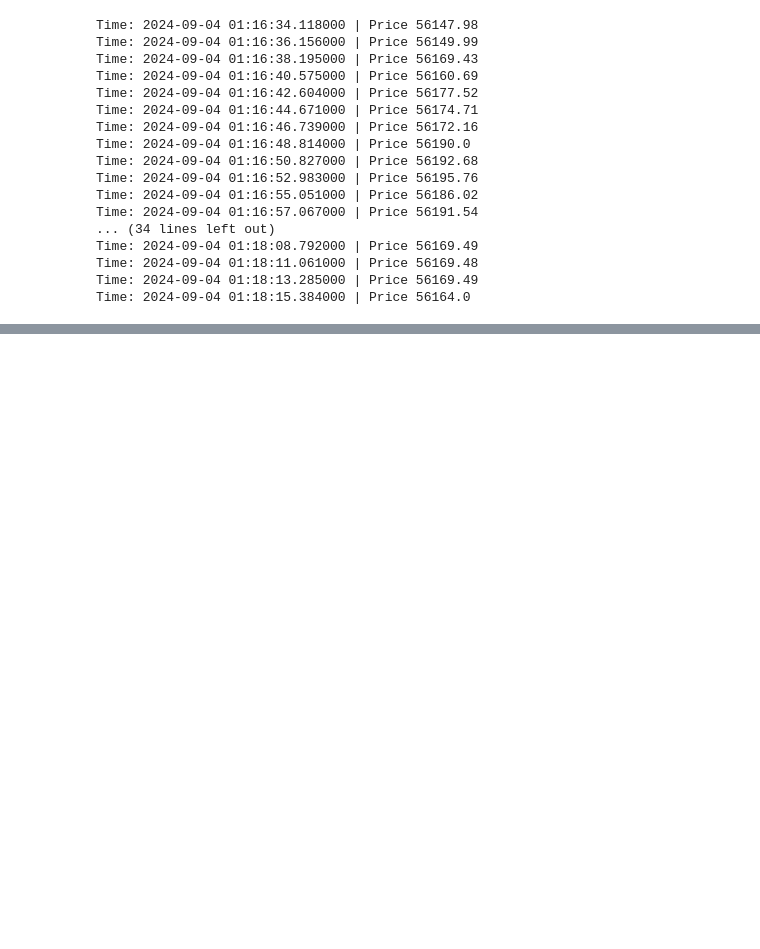
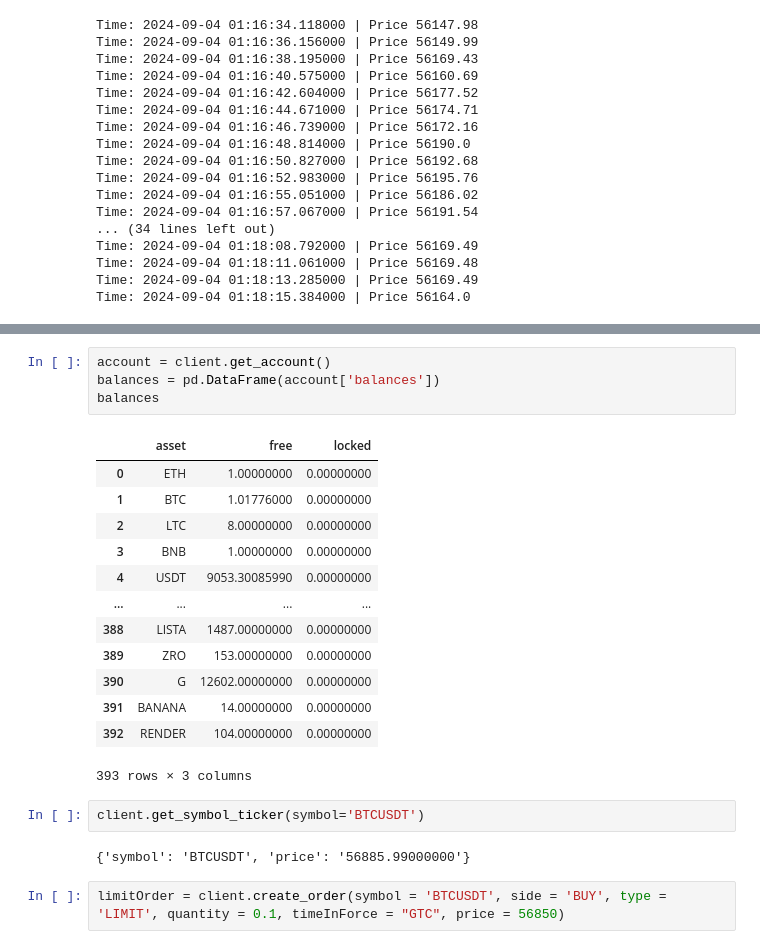
Before and after one commit to kurumbus/crypto-trading-neural-networks-algorythms, a Jupyter notebook: binance-test-trading.ipynb, the cells around one changed output, grey strips where cells are left out. Cells and saved outputs as stored; diff of their text form; blank space fills up the shorter version.

```diff
--- a/binance-test-trading.ipynb
+++ b/binance-test-trading.ipynb
@@ -143,0 +305,24 @@ Time: 2024-09-04 01:18:15.384000 | Price 56164.0
+# %%
+account = client.get_account()
+balances = pd.DataFrame(account['balances'])
+balances
+# %% [output]
+|  | asset | free | locked |
+| 0 | ETH | 1.00000000 | 0.00000000 |
+| 1 | BTC | 1.01776000 | 0.00000000 |
+| 2 | LTC | 8.00000000 | 0.00000000 |
+| 3 | BNB | 1.00000000 | 0.00000000 |
+| 4 | USDT | 9053.30085990 | 0.00000000 |
+| ... | ... | ... | ... |
+| 388 | LISTA | 1487.00000000 | 0.00000000 |
+| 389 | ZRO | 153.00000000 | 0.00000000 |
+| 390 | G | 12602.00000000 | 0.00000000 |
+| 391 | BANANA | 14.00000000 | 0.00000000 |
+| 392 | RENDER | 104.00000000 | 0.00000000 |
+393 rows × 3 columns
+# %%
+client.get_symbol_ticker(symbol='BTCUSDT')
+# %% [output]
+{'symbol': 'BTCUSDT', 'price': '56885.99000000'}
+# %%
+limitOrder = client.create_order(symbol = 'BTCUSDT', side = 'BUY', type = 'LIMIT', quantity = 0.1, timeInForce = "GTC", price = 56850)
```
Also changed, not shown: parts of 28 cells of this notebook, 1 other file.
